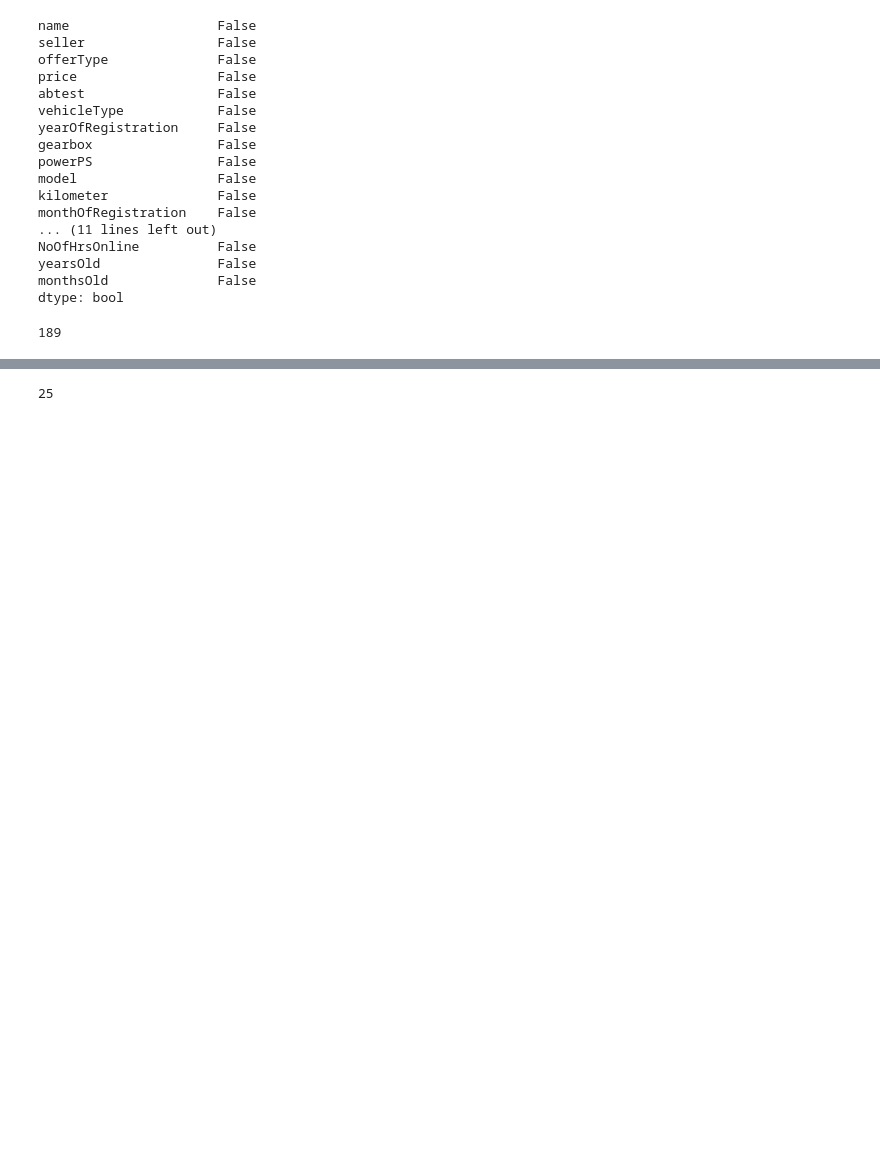
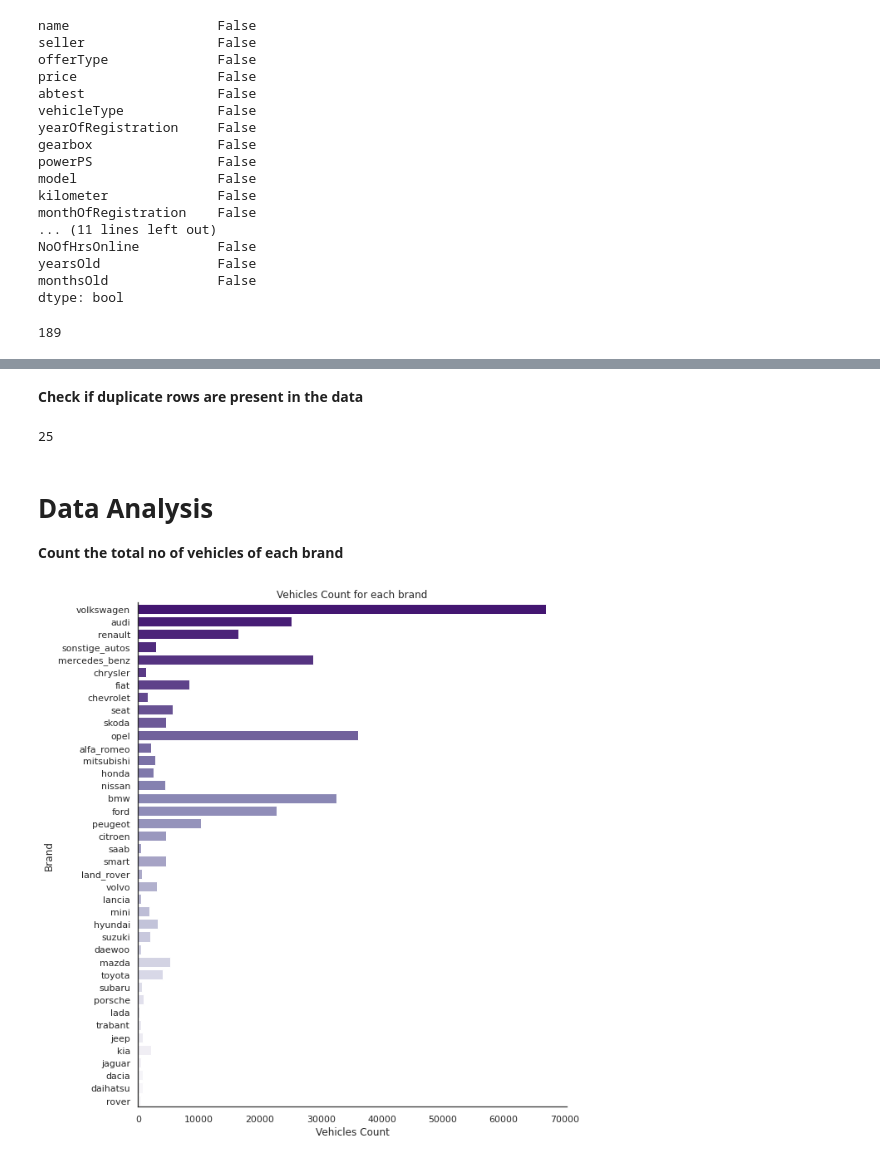
Before and after one commit to HeenaRajan/Exploratory_Data_Analysis, a Jupyter notebook: ExploratoryDataAnalysis_ebay.ipynb, the cells around one changed output, grey strips where cells are left out. Drawn from its saved outputs; the diff is of its cells as text; code cells hidden in the pictures; blank space fills up the shorter version.

```diff
--- a/ExploratoryDataAnalysis_ebay.ipynb
+++ b/ExploratoryDataAnalysis_ebay.ipynb
@@ -123,6 +123,23 @@ car_data.fuelType.isnull().sum()
 # %%
 car_data = car_data[car_data.fuelType.notnull()]
+# %% [markdown]
+**Check if duplicate rows are present in the data**
 # %%
 car_data.duplicated().sum()
 # %% [output]
 25
+# %%
+# Removing the 25 duplicate rows from data
+car_data.drop_duplicates(inplace=True)
+# %% [markdown]
+# **Data Analysis**
+
+**Count the total no of vehicles of each brand**
+# %%
+plot = sns.catplot(data=car_data, y="brand", kind="count", palette="Purples_r", size=9)
+plot.ax.xaxis.set_label_text("Vehicles Count")
+plot.ax.yaxis.set_label_text("Brand")
+plot.ax.set_title("Vehicles Count for each brand")
+plt.show()
+# %% [output]
+[figure, added]
```
Also changed, not shown: parts of 14 cells of this notebook.
